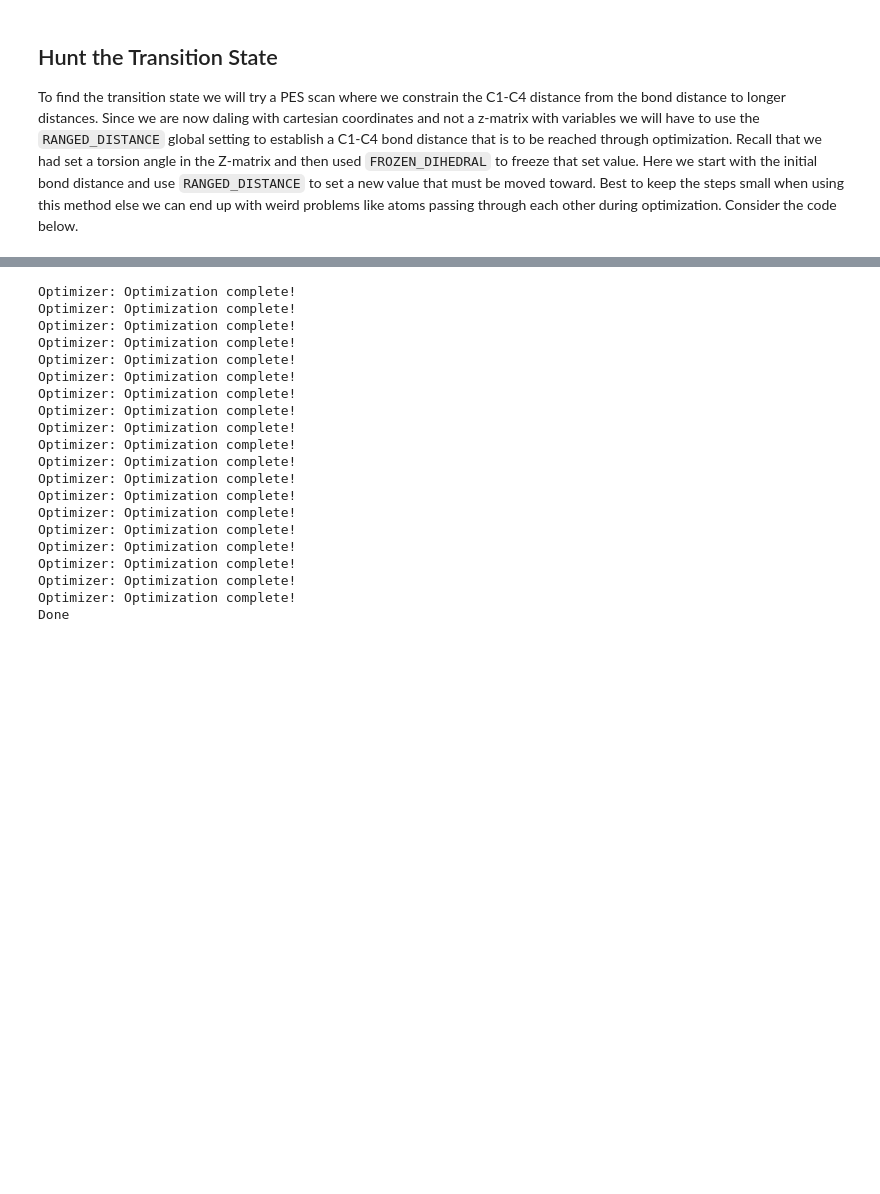
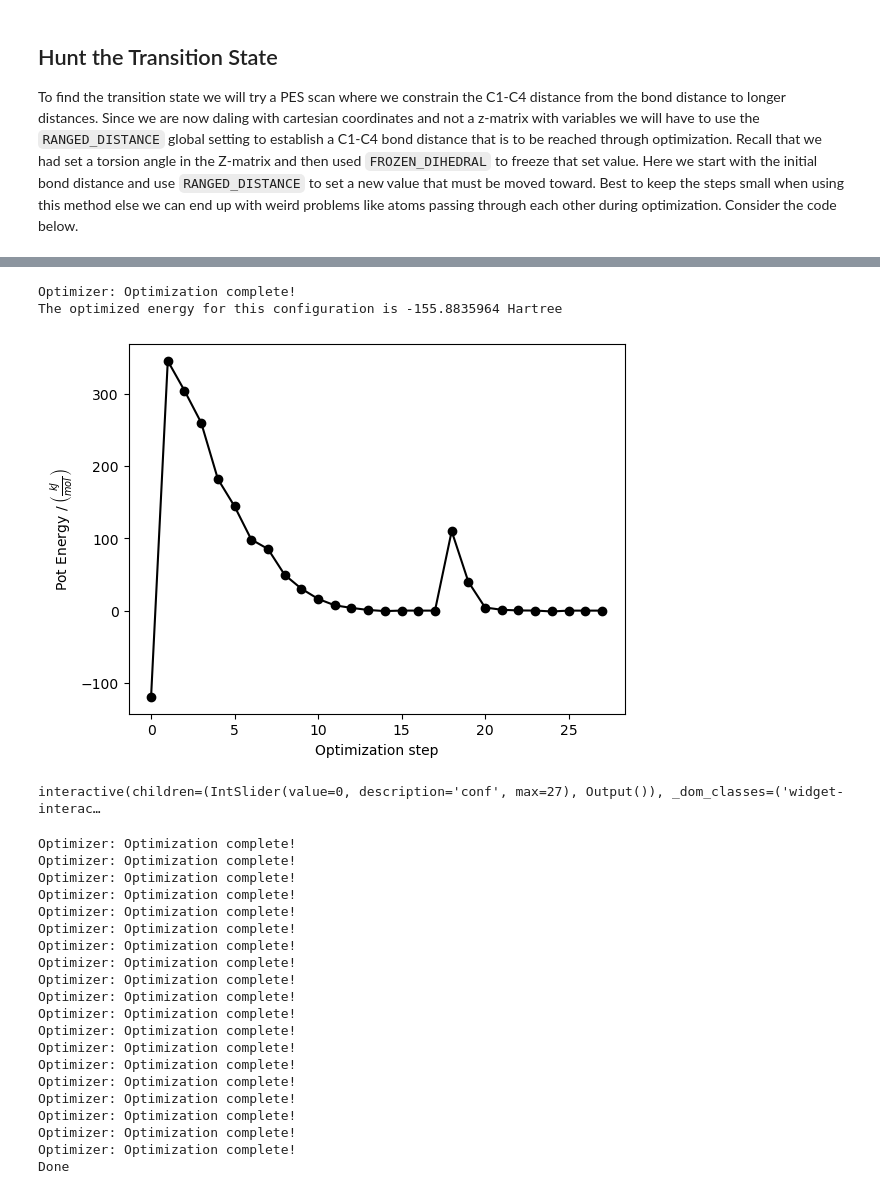
Before and after one commit to blinkletter/TryingPsi4andMore, a Jupyter notebook: 10-psi4-TS-Cyclization.ipynb, the cells around one changed output, grey strips where cells are left out. Drawn from its saved outputs; the diff is of its cells as text; code cells hidden in the pictures; blank space fills up the shorter version.

```diff
--- a/10-psi4-TS-Cyclization.ipynb
+++ b/10-psi4-TS-Cyclization.ipynb
@@ -239,0 +246,7 @@ hp.drawXYZ_labeled(mol2)
+# %%
+psi4.set_output_file("temp.dat", append=False, print_header=False)
+mol2.print_distances()
+mol2.print_bond_angles()
+mol2.print_out()
+
+!cat "temp.dat"     # cat is a terminal command that will print the contents of a file to stdout
@@ -240,3 +377,58 @@ hp.drawXYZ_labeled(mol2)
+# %%
+### We start with the optimized molecule for the gauche conformer => mol2
+
+mol2 = mol.clone()  # Copy it into a new molecule to preserve the geometry of the original.
+                     # We will now proceed with mol2
+psi4.core.clean_options()
+
+psi4.set_options({
+        "MAXITER": 100,               # default => 50
+        "GEOM_MAXITER": 100,          # default => 50
+#        "FULL_HESS_EVERY": 5,         # default => -1
+#        "PRINT": 2,                   # default => 1
+#        "GUESS": "sad",               # default => auto
+#        "REFERENCE": "rhf",           # default => rhf
+#        "SCF_TYPE": "direct",         # default => pk
+#        "INTS_TOLERANCE": 1E-8,       # default => 1e-12. A value of 1e-8 is recommended when SCF_TYPE set to "direct"
+        "G_CONVERGENCE": "QCHEM"  # default => QCHEM:  MOLPRO, GAU, GAU_LOOSE, GAU_TIGHT, INTERFRAG_TIGHT, GAU_VERYTIGHT, TURBOMOLE, CFOUR, NWCHEM_LOOSE
+    })
+
+output_file = "cyclobutene1.out"
+psi4.set_output_file(output_file, append=False, loglevel=20, print_header=True, inherit_loglevel=True, execute=True)
+
+goal = 2.0
+psi4.set_options({"RANGED_DISTANCE":f"1 4 {goal-.01} {goal+.01}"})
+
+#energy, hist = psi4.optimize("hf/STO-3G", molecule = mol2, return_history=True)
+energy, hist = psi4.optimize("b3pw91/6-31+G(d)", molecule = mol2, return_history=True)
+
+
+
+
+print(f"The optimized energy for this configuration is {energy:.7f} Hartree\n")
+
+# a = np.array(hist["energy"])                 # print the energies at each step
+# b = ((a - a[-1]) * psi4.constants.hartree2kJmol)
+# for c in b: print(f"{c:10.3f}")
+
+fig, ax =  plt.subplots(1)                     # Create a blank plot in a figure
+
+energies = np.array(hist["energy"])            # Get the list of energies from the history of the optimization
+energies = (energies - energies[-1]) * psi4.constants.hartree2kJmol   # relative energy in kJ/mole
+
+ax.plot(energies, "ko-")                       # Plot the energies at each step
+ax.set_xlabel('Optimization step')
+ax.set_ylabel(r'Pot Energy /$\;\left(\frac{kJ}{mol}\right)$')
+plt.show()
+
+coordinates = hist["coordinates"]              # Visualize the structures at each step
+traj = hp.mol2traj(mol, coordinates)
+hp.drawXYZGeomSlider(traj)
+# %% [output]
+Optimizer: Optimization complete!
+The optimized energy for this configuration is -155.8835964 Hartree
+[figure, added]
+interactive(children=(IntSlider(value=0, description='conf', max=27), Output()), _dom_classes=('widget-interac…
 # %%
 mol2 = mol.clone()
 
```
Also changed, not shown: parts of 11 cells of this notebook, 4 other files.
